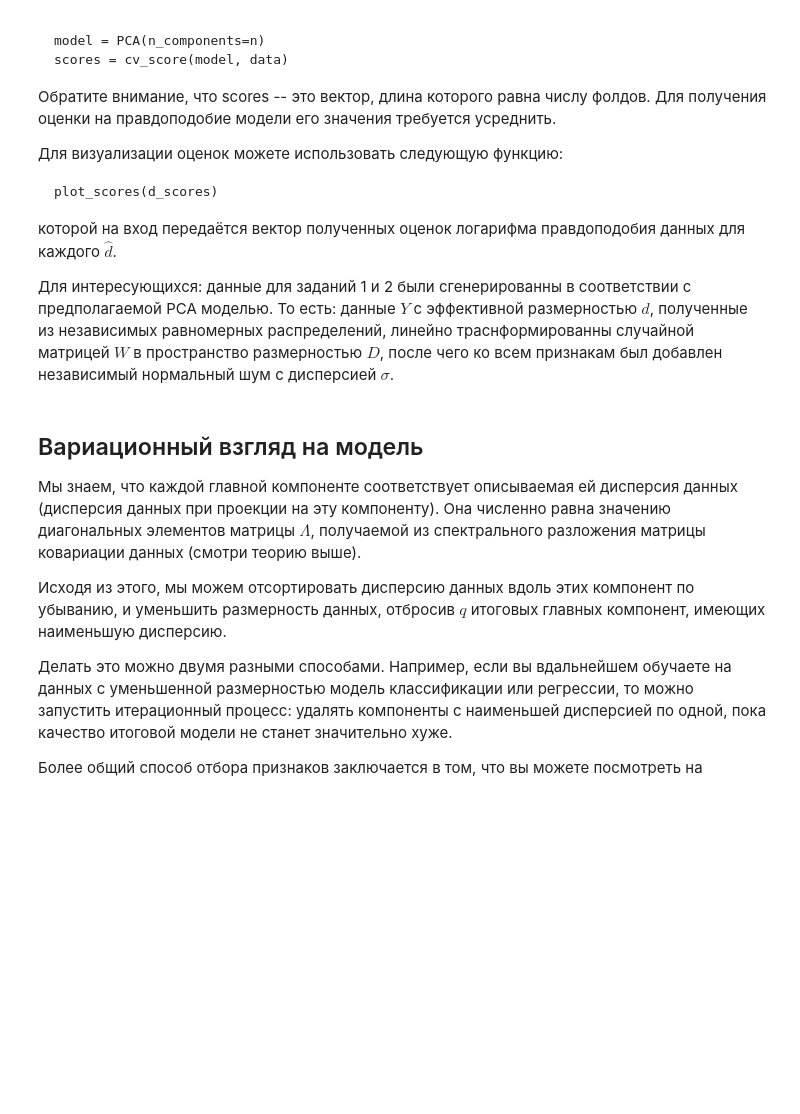
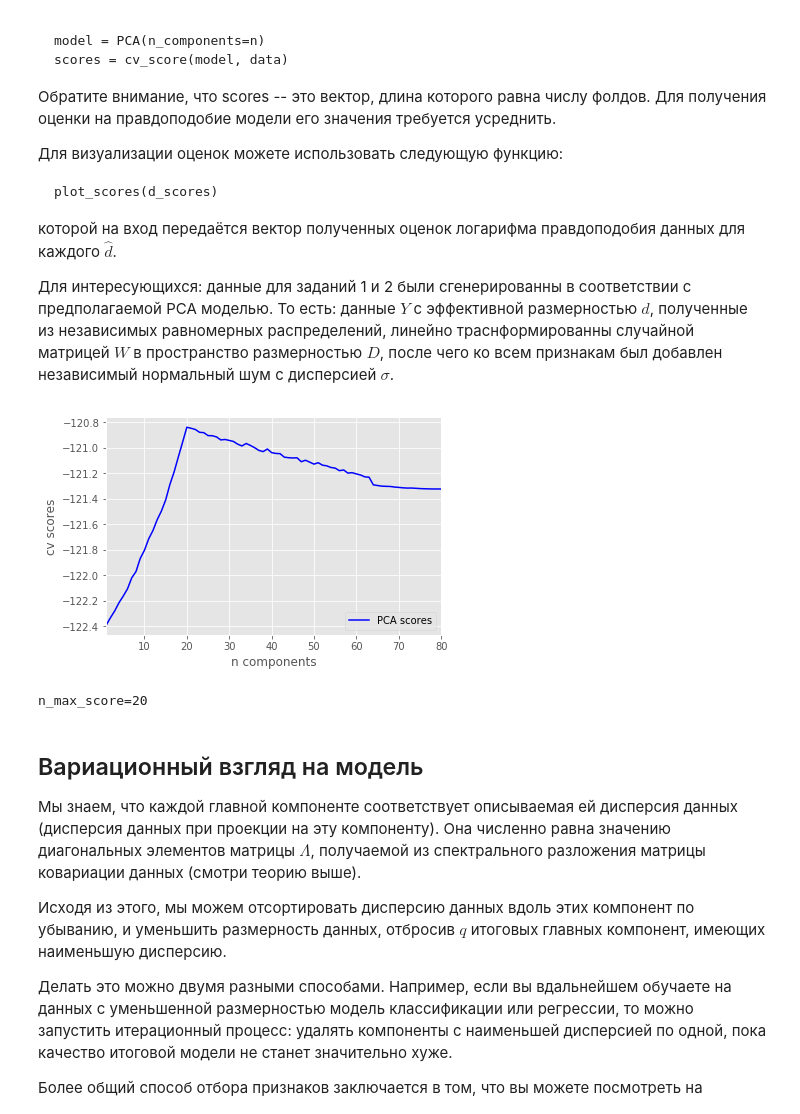
Before and after one commit to evgeni-nabokov/ml-and-da-by-mipt-and-yandex, a Jupyter notebook: C3W2/PCA.ipynb, the cells around one changed output. Saved outputs shown, nothing was run; the diff lists cells and outputs as text; code cells hidden in the pictures; blank space fills up the shorter version.

```diff
--- a/C3W2/PCA.ipynb
+++ b/C3W2/PCA.ipynb
@@ -209,25 +209,42 @@ $$\mathcal{L} = \sum_{i=1}^N \log p(x_i) = -N/2 \Big( d\log(2\pi) + \log |C| + \
 Для интересующихся: данные для заданий 1 и 2 были сгенерированны в соответствии с предполагаемой PCA моделью. То есть: данные $Y$ с эффективной размерностью $d$, полученные из независимых равномерных распределений, линейно траснформированны случайной матрицей $W$ в пространство размерностью $D$, после чего ко всем признакам был добавлен независимый нормальный шум с дисперсией $\sigma$.
 # %%
 from sklearn.decomposition import PCA
-from sklearn.cross_validation import cross_val_score as cv_score
+from sklearn.cross_validation import cross_val_score
 
 def plot_scores(d_scores):
     n_components = np.arange(1,d_scores.size+1)
     plt.plot(n_components, d_scores, 'b', label='PCA scores')
     plt.xlim(n_components[0], n_components[-1])
     plt.xlabel('n components')
     plt.ylabel('cv scores')
     plt.legend(loc='lower right')
     plt.show()
 
 def write_answer_1(optimal_d):
     with open("pca_answer1.txt", "w") as fout:
         fout.write(str(optimal_d))
 
 data = pd.read_csv('data_task1.csv')
 
 # place your code here
-pass
+D = data.shape[1]
+scores = np.empty([D, 1])
+n_max_score = 0
+max_score = 0
+for n in range(1, D + 1):
+    model = PCA(n_components=n)
+    current_scores = cross_val_score(model, data, cv = 3)
+    current_mean_score = np.mean(current_scores);
+    if n == 1 or current_mean_score > max_score:
+        max_score = current_mean_score
+        n_max_score = n
+    scores[n - 1] = current_mean_score
+plot_scores(scores)
+print("n_max_score=%d" % n_max_score)
+write_answer_1(n_max_score)
+# %% [output]
+[figure, added]
+n_max_score=20
 # %% [markdown]
 ## Вариационный взгляд на модель
 
```
Also changed, not shown: parts of 6 cells of this notebook, 3 other files.
